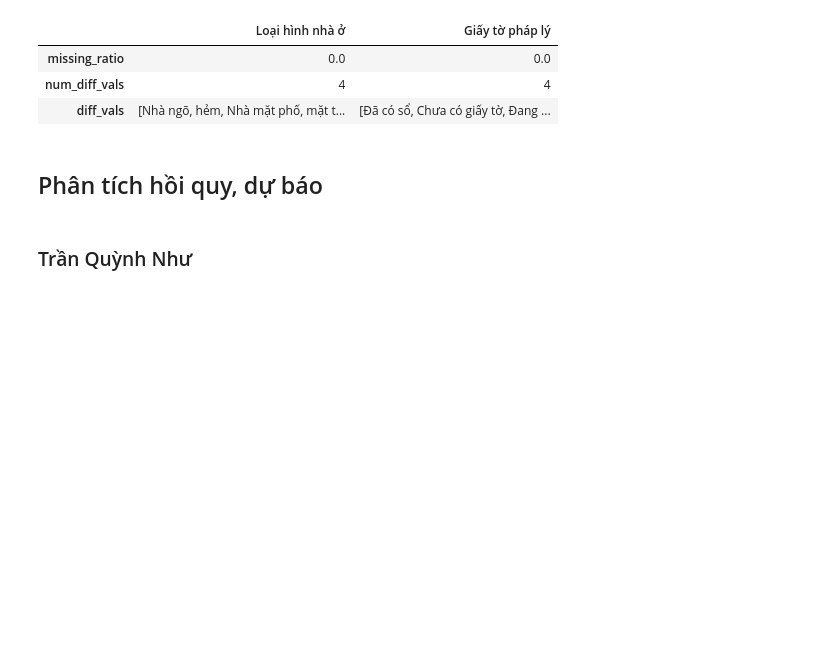
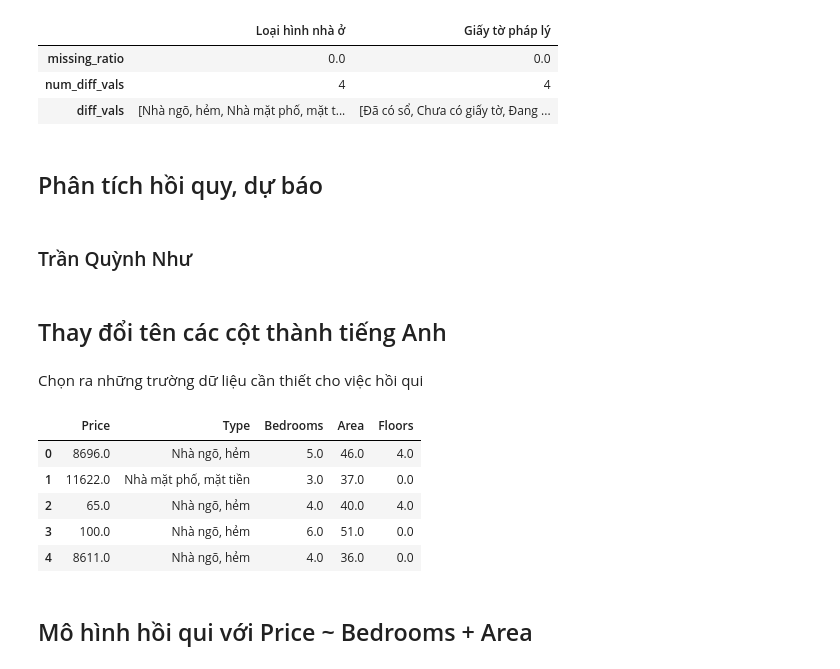
Before and after one commit to 19127592/Final_Data_Visualization, a Jupyter notebook: main.ipynb, the cells around one changed output. Drawn from its saved outputs; the diff is of its cells as text; code cells hidden in the pictures; blank space fills up the shorter version.

```diff
--- a/main.ipynb
+++ b/main.ipynb
@@ -377,3 +378,5 @@ cate_col_profiles_df
 ## Phân tích hồi quy, dự báo
 # %% [markdown]
 ### Trần Quỳnh Như
+# %% [markdown]
+## Thay đổi tên các cột thành tiếng Anh
@@ -379,0 +385,18 @@ cate_col_profiles_df
+# %% [markdown]
+Chọn ra những trường dữ liệu cần thiết cho việc hồi qui
+# %%
+vn_house_df2['Price'] = vn_house_df['Giá/m2']
+vn_house_df2['Type'] = vn_house_df['Loại hình nhà ở']
+vn_house_df2['Bedrooms'] = vn_house_df['Số phòng ngủ']
+vn_house_df2['Area'] = vn_house_df['Diện tích']
+vn_house_df2['Floors'] = vn_house_df['Số tầng']
+vn_house_df2.head()
+# %% [output]
+|  | Price | Type | Bedrooms | Area | Floors |
+| 0 | 8696.0 | Nhà ngõ, hẻm | 5.0 | 46.0 | 4.0 |
+| 1 | 11622.0 | Nhà mặt phố, mặt tiền | 3.0 | 37.0 | 0.0 |
+| 2 | 65.0 | Nhà ngõ, hẻm | 4.0 | 40.0 | 4.0 |
+| 3 | 100.0 | Nhà ngõ, hẻm | 6.0 | 51.0 | 0.0 |
+| 4 | 8611.0 | Nhà ngõ, hẻm | 4.0 | 36.0 | 0.0 |
+# %% [markdown]
+## Mô hình hồi qui với Price ~ Bedrooms + Area
```
Also changed, not shown: parts of 14 cells of this notebook.
